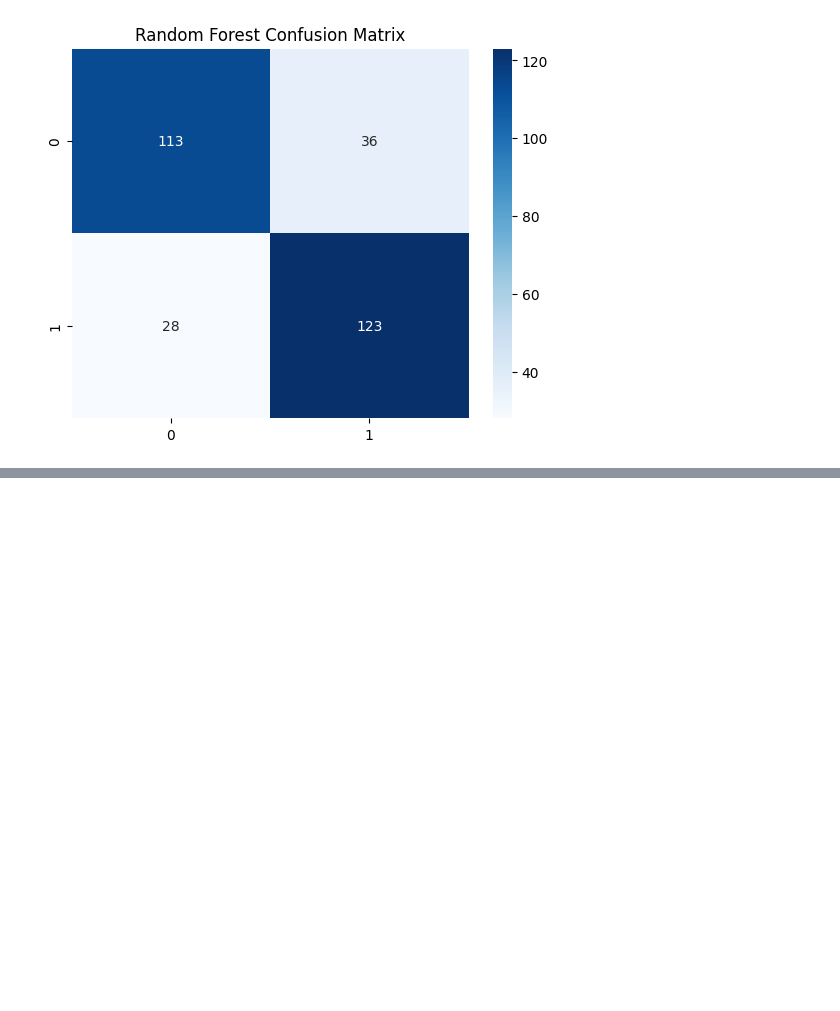
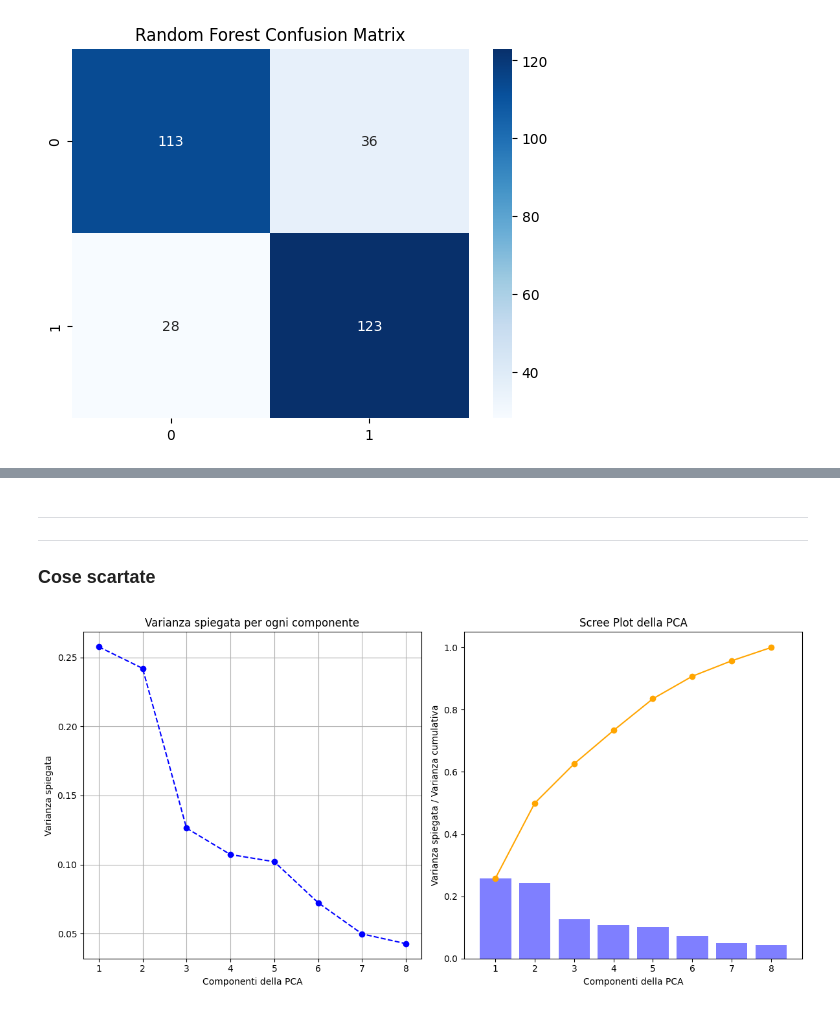
Before and after one commit to oleksandragolub/Progetto-Machine-Learning, a Jupyter notebook: progetto_machine_learning.ipynb, the cells around one changed output, grey strips where cells are left out. Saved outputs shown, nothing was run; the diff lists cells and outputs as text; code cells hidden in the pictures; blank space fills up the shorter version.

Commit message:
miglioramento visualizzazione note

```diff
--- a/progetto_machine_learning.ipynb
+++ b/progetto_machine_learning.ipynb
@@ -1063,0 +1027,46 @@ Varianza cumulativa: [0.25078658 0.49330994 0.61876456 0.72769547 0.82776826 0.9
+# %% [markdown]
+---
+---
+
+### **Cose scartate**
+# %%
+
+# NON USARE
+# DANNEGGIA NOSTRO PROGETTO
+
+
+from sklearn.decomposition import PCA
+
+# Applicare PCA mantenendo tutte le componenti principali
+pca = PCA(n_components=len(X_resampled.columns))
+X_pca = pca.fit_transform(X_resampled)
+
+# Ottenere la varianza spiegata da ogni componente
+explained_variance = pca.explained_variance_ratio_
+
+# Calcolare la varianza spiegata cumulativa
+cumulative_variance = np.cumsum(explained_variance)
+
+# Creazione dei due grafici: Varianza spiegata e Scree Plot
+plt.figure(figsize=(12, 6))
+
+# Grafico della varianza spiegata per ogni componente
+plt.subplot(1, 2, 1)
+plt.plot(range(1, pca.n_components_ + 1), explained_variance, marker='o', linestyle='--', color='b')
+plt.xlabel('Componenti della PCA')
+plt.ylabel('Varianza spiegata')
+plt.title("Varianza spiegata per ogni componente")
+plt.grid()
+
+# Scree Plot con varianza cumulativa
+plt.subplot(1, 2, 2)
+plt.bar(range(1, pca.n_components_ + 1), explained_variance, color='blue', alpha=0.5, align='center')
+plt.plot(range(1, pca.n_components_ + 1), cumulative_variance, marker='o', color='orange')
+plt.xlabel('Componenti della PCA')
+plt.ylabel('Varianza spiegata / Varianza cumulativa')
+plt.title("Scree Plot della PCA")
+
+plt.tight_layout()
+plt.show()
+# %% [output]
+[figure, added]
```
Also changed, not shown: parts of 6 cells of this notebook.
